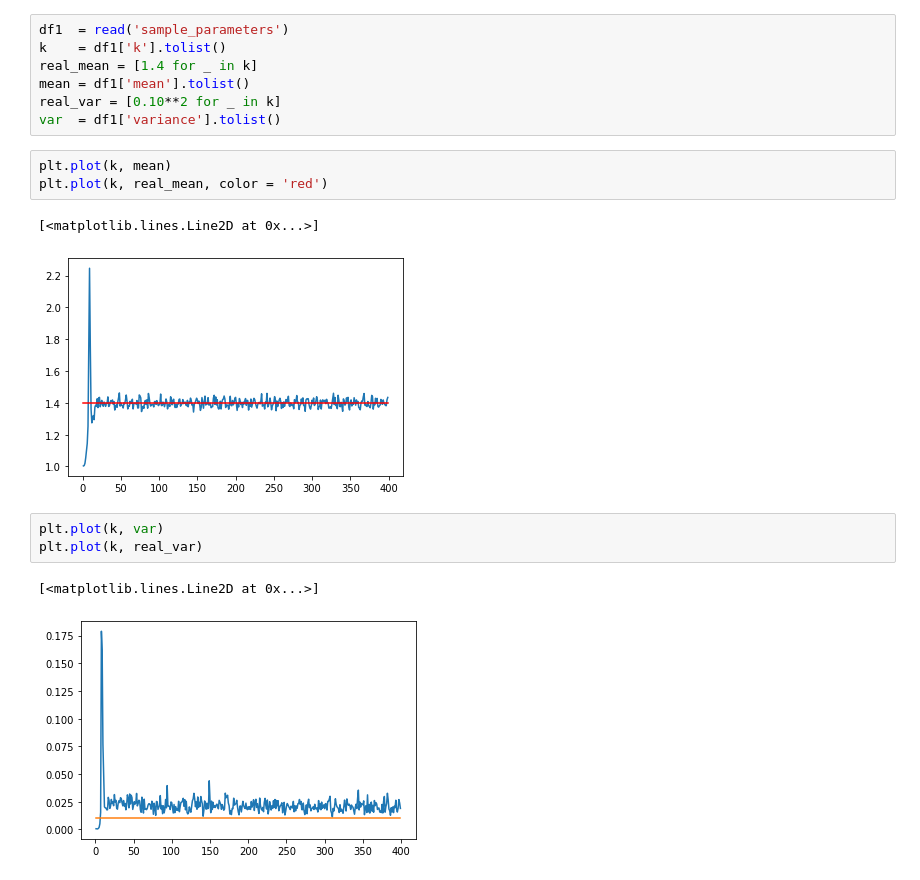
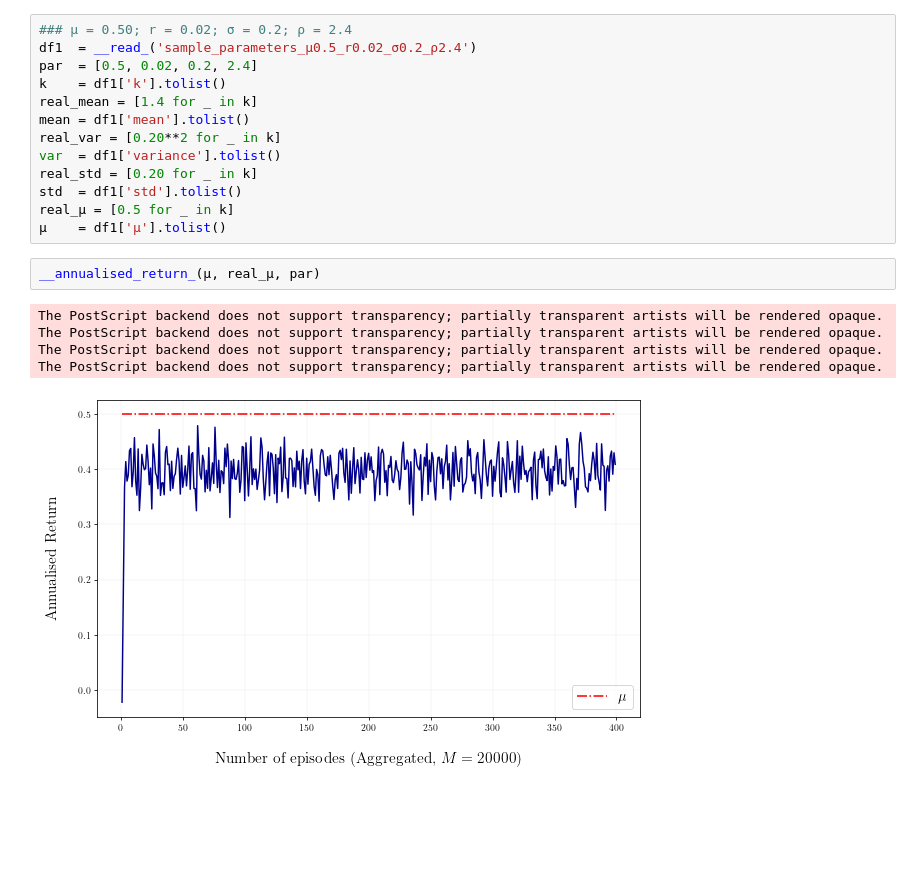
Before and after one commit to r-uben/dissertation-codes, a Jupyter notebook: emv-algorithm/emv_plots.ipynb, the cells around one changed output. Drawn from its saved outputs; the diff is of its cells as text; blank space fills up the shorter version.

```diff
--- a/emv-algorithm/emv_plots.ipynb
+++ b/emv-algorithm/emv_plots.ipynb
@@ -9,19 +77,21 @@ def read(name):
 # %%
-df1  = read('sample_parameters')
+### μ = 0.50; r = 0.02; σ = 0.2; ρ = 2.4
+df1  = __read_('sample_parameters_μ0.5_r0.02_σ0.2_ρ2.4')
+par  = [0.5, 0.02, 0.2, 2.4]
 k    = df1['k'].tolist()
 real_mean = [1.4 for _ in k]
 mean = df1['mean'].tolist()
-real_var = [0.10**2 for _ in k]
+real_var = [0.20**2 for _ in k]
 var  = df1['variance'].tolist()
+real_std = [0.20 for _ in k]
+std  = df1['std'].tolist()
+real_μ = [0.5 for _ in k]
+μ    = df1['μ'].tolist()
-# %%
-plt.plot(k, mean)
-plt.plot(k, real_mean, color = 'red')
-# %% [output]
-[<matplotlib.lines.Line2D at 0x...>]
-[figure, removed]
-# %%
-plt.plot(k, var)
-plt.plot(k, real_var)
-# %% [output]
-[<matplotlib.lines.Line2D at 0x...>]
-[figure, removed]
+# %%
+__annualised_return_(μ, real_μ, par)
+# %% [output]
+The PostScript backend does not support transparency; partially transparent artists will be rendered opaque.
+The PostScript backend does not support transparency; partially transparent artists will be rendered opaque.
+The PostScript backend does not support transparency; partially transparent artists will be rendered opaque.
+The PostScript backend does not support transparency; partially transparent artists will be rendered opaque.
+[figure, added]
```
Also changed, not shown: parts of 9 cells of this notebook, 19 other files.
